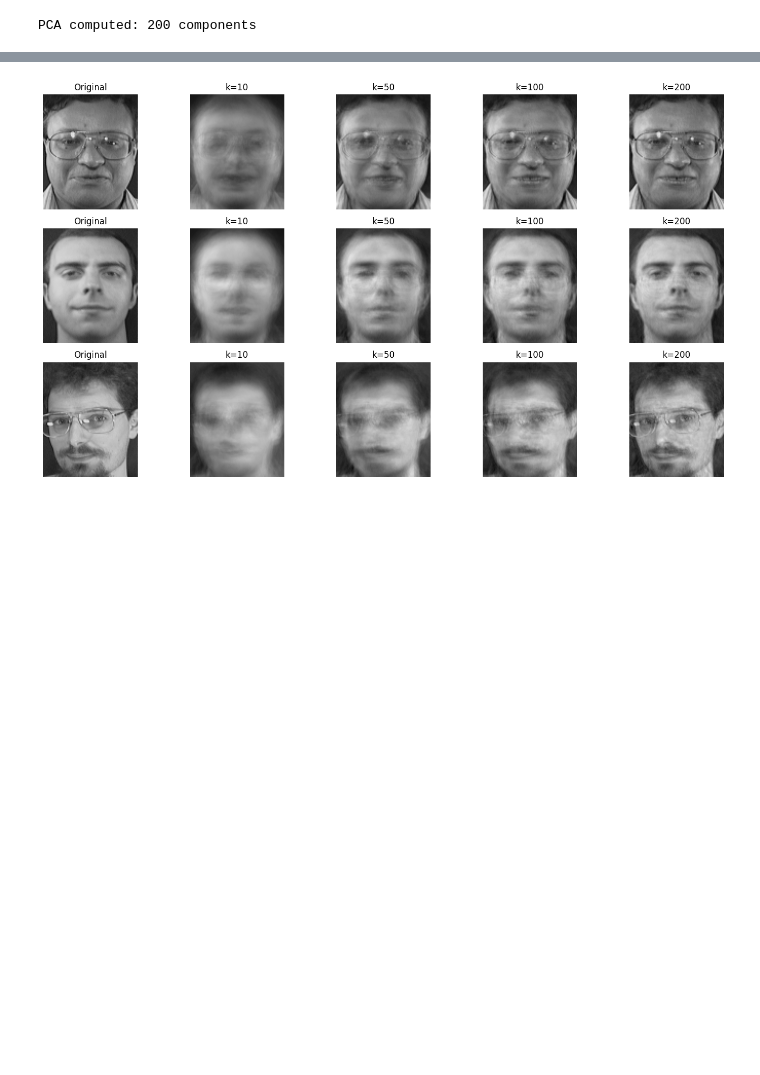
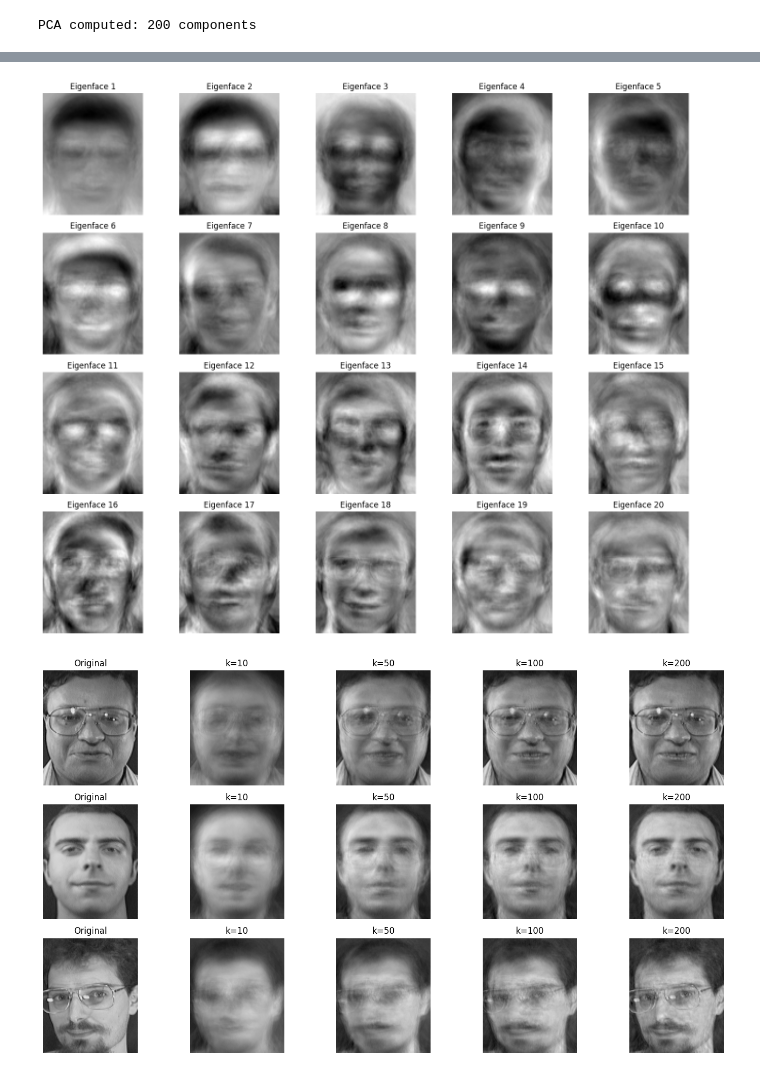
Before and after one commit to u23ai071-IshatS/DS_Assignments, a Jupyter notebook: Assignment4&5/eigenfaces.ipynb, the cells around one changed output, grey strips where cells are left out. Saved outputs shown, nothing was run; the diff lists cells and outputs as text; code cells hidden in the pictures; blank space fills up the shorter version.

```diff
--- a/Assignment4&5/eigenfaces.ipynb
+++ b/Assignment4&5/eigenfaces.ipynb
@@ -84,3 +71,22 @@ plt.show()
+# %%
+# Visualize the first 20 eigenfaces
+fig, axes = plt.subplots(4, 5, figsize=(15, 12))
+
+for i in range(20):
+    row, col = i // 5, i % 5
+
+    ef = eigenfaces[:, i]
+    ef_min, ef_max = ef.min(), ef.max()
+    ef_norm = 255 * (ef - ef_min) / (ef_max - ef_min + 1e-6)
+
+    axes[row, col].imshow(ef_norm.reshape(image_shape), cmap='gray')
+    axes[row, col].set_title(f"Eigenface {i+1}")
+    axes[row, col].axis('off')
+
+plt.tight_layout()
+plt.show()
+# %% [output]
+[figure, added]
 # %%
 test_indices = [0, 1, 2]
 k_values = [10, 50, 100, 200]
```
Also changed, not shown: parts of 2 cells of this notebook, 7 other files.
